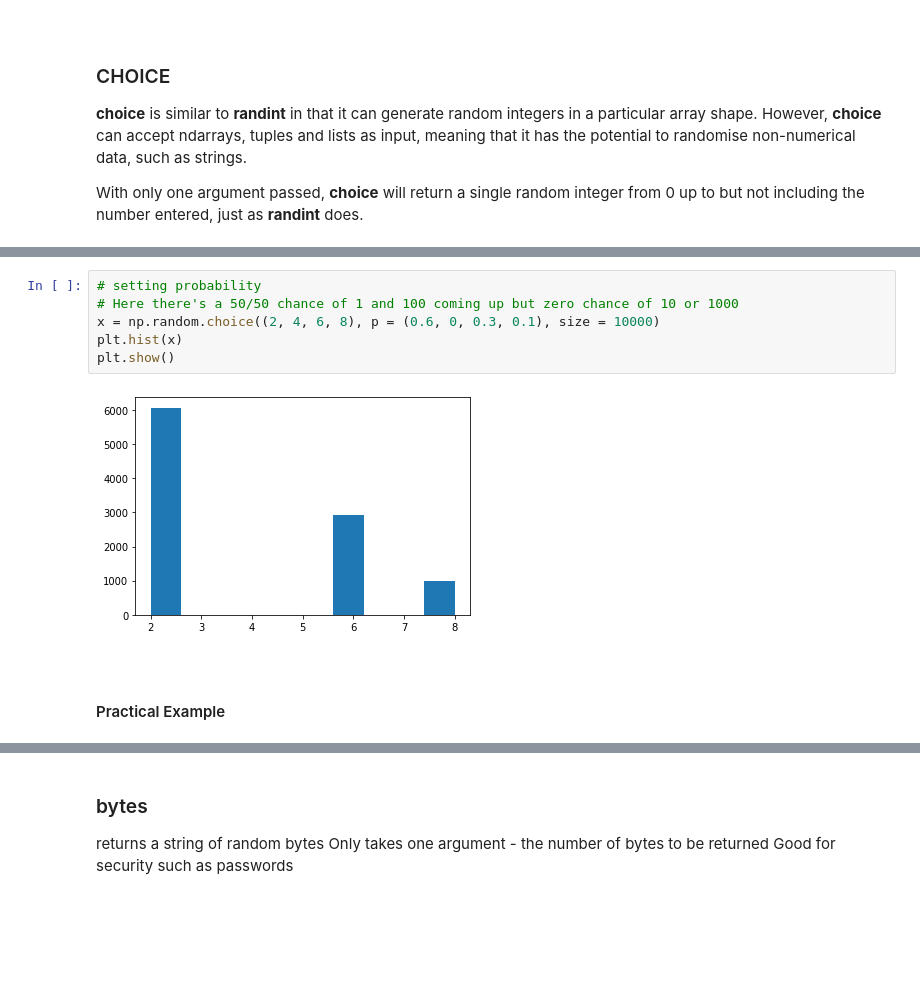
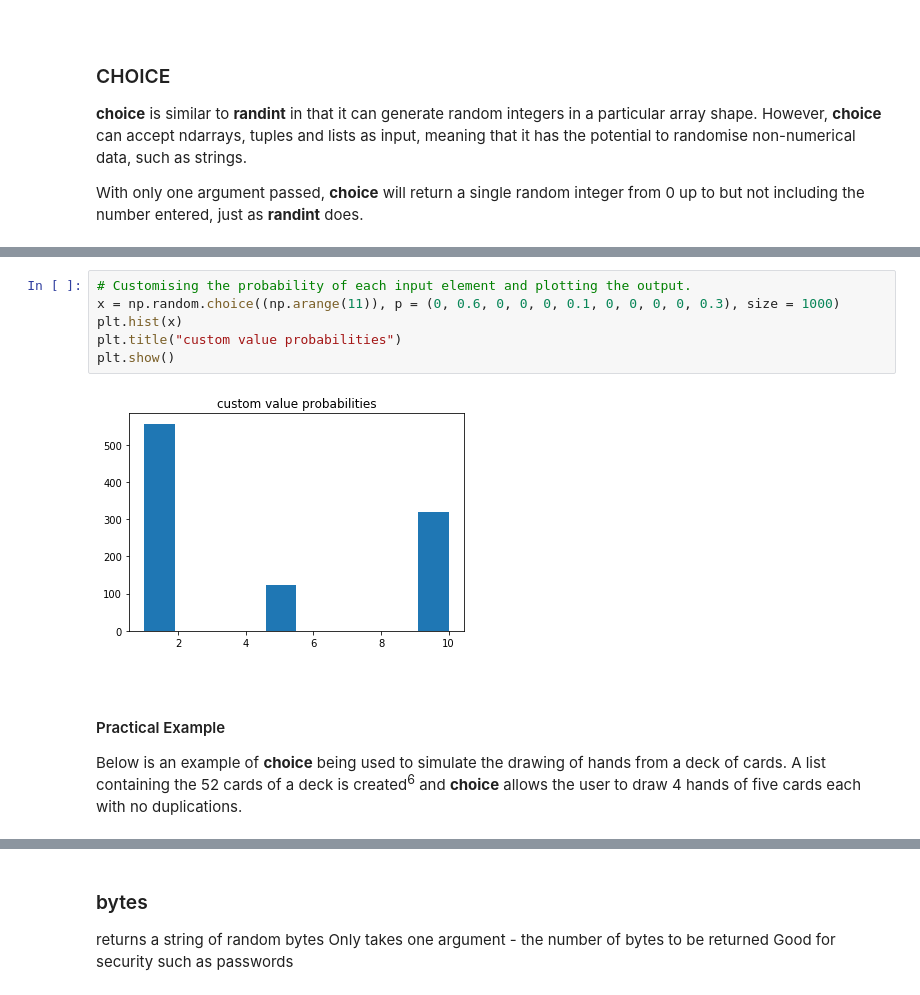
Before and after one commit to jennifer-ryan/numpy.random-project, a Jupyter notebook: numpy.random.ipynb, the cells around one changed output, grey strips where cells are left out. Saved outputs shown, nothing was run; the diff lists cells and outputs as text; blank space fills up the shorter version.

Commit message:
Finished choice

```diff
--- a/numpy.random.ipynb
+++ b/numpy.random.ipynb
@@ -471,13 +475,15 @@ By default, **choice** randomly chooses values from a discrete uniform distribut
 # %%
-# setting probability
-# Here there's a 50/50 chance of 1 and 100 coming up but zero chance of 10 or 1000
-x = np.random.choice((2, 4, 6, 8), p = (0.6, 0, 0.3, 0.1), size = 10000)
+# Customising the probability of each input element and plotting the output.
+x = np.random.choice((np.arange(11)), p = (0, 0.6, 0, 0, 0, 0.1, 0, 0, 0, 0, 0.3), size = 1000)
 plt.hist(x)
+plt.title("custom value probabilities")
 plt.show()
 # %% [output]
-[figure, old version]
+[figure, new version]
-# %% [markdown]
-<br>
-
-#### Practical Example
+# %% [markdown]
+<br>
+
+#### Practical Example
+
+Below is an example of **choice** being used to simulate the drawing of hands from a deck of cards. A list containing the 52 cards of a deck is created<sup>6</sup> and **choice** allows the user to draw 4 hands of five cards each with no duplications.
 # %%
```
Also changed, not shown: parts of 11 cells of this notebook.
